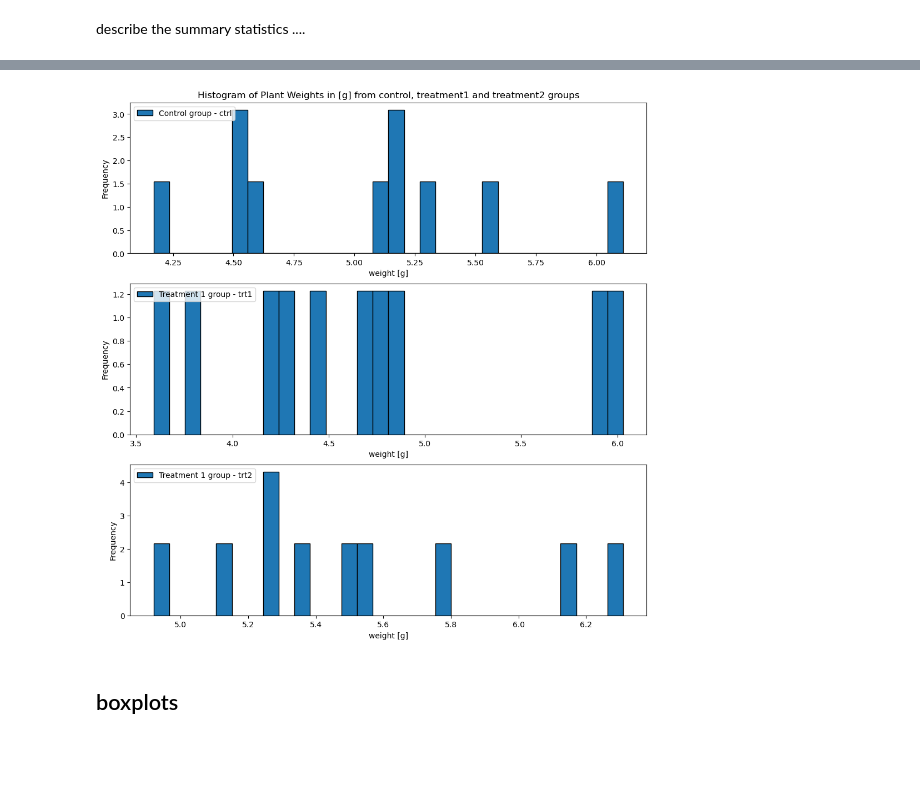
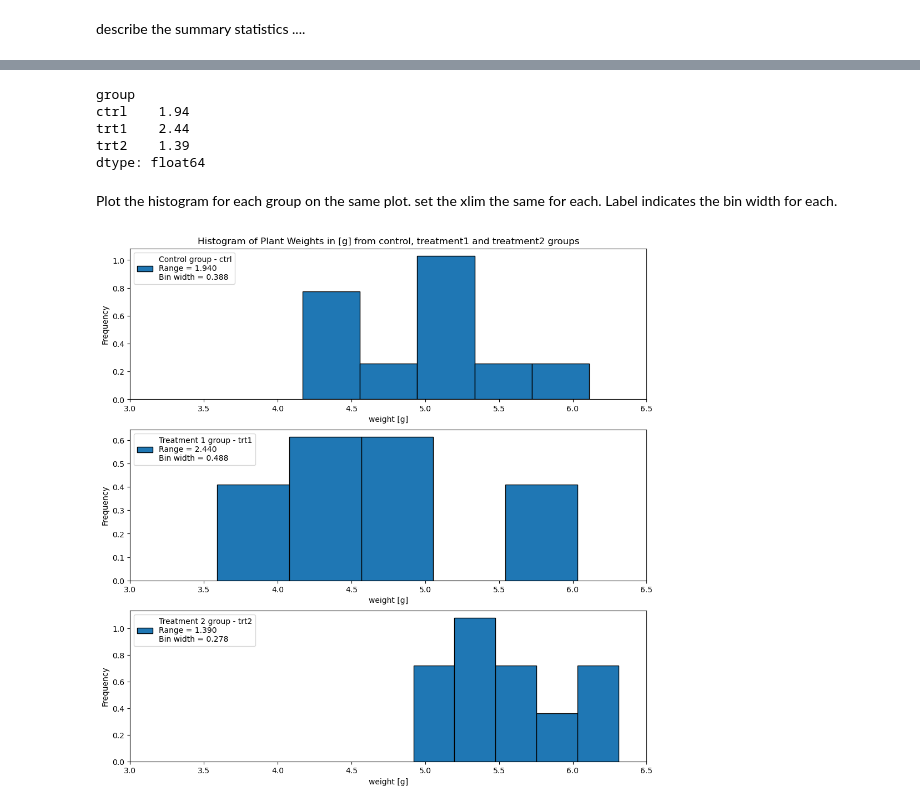
Before and after one commit to shanekeenan/applied_statistics, a Jupyter notebook: project.ipynb, the cells around one changed output, grey strips where cells are left out. Drawn from its saved outputs; the diff is of its cells as text; code cells hidden in the pictures; blank space fills up the shorter version.

```diff
--- a/project.ipynb
+++ b/project.ipynb
@@ -144,24 +169,44 @@ describe the summary statistics ....
+# %%
+summary_stats = data.groupby('group')['weight'].describe()
+
+# Extract the statistics for the 'ctrl' group
+#summary_stats_ctrl = summary_stats.loc['ctrl']
+
+# Extract the min and max for each group and calculate the range
+range = summary_stats['max'] - summary_stats['min']
+range_ctrl = range['ctrl']
+range_trt1 = range['trt1']
+range_trt2 = range['trt2']
+range
+# %% [output]
+group
+ctrl    1.94
+trt1    2.44
+trt2    1.39
+dtype: float64
+# %% [markdown]
+Plot the histogram for each group on the same plot. set the xlim the same for each. Label indicates the bin width for each.
 # %%
+bins=5
 fig, ax = plt.subplots(3,1, figsize=(12, 12))
-ax[0].hist(data[data['group'] == 'ctrl']['weight'], bins=30, density=True, label='Control group - ctrl', edgecolor='black')
+ax[0].hist(data[data['group'] == 'ctrl']['weight'], bins=bins, density=True, label=f'Control group - ctrl\nRange = {range_ctrl:.3f}\nBin width = {range_ctrl/bins:.3f}', edgecolor='black')
 ax[0].set_title('Histogram of Plant Weights in [g] from control, treatment1 and treatment2 groups')
 ax[0].set_xlabel('weight [g]')
 ax[0].set_ylabel('Frequency')
+ax[0].set_xlim(3, 6.5)
 ax[0].legend(loc='upper left')
-
-ax[1].hist(data[data['group'] == 'trt1']['weight'], bins=30, density=True, label='Treatment 1 group - trt1', edgecolor='black')
+ax[1].hist(data[data['group'] == 'trt1']['weight'], bins=bins, density=True, label=f'Treatment 1 group - trt1\nRange = {range_trt1:.3f}\nBin width = {range_trt1/bins:.3f}', edgecolor='black')
 ax[1].set_title('')
 ax[1].set_xlabel('weight [g]')
 ax[1].set_ylabel('Frequency')
+ax[1].set_xlim(3, 6.5)
 ax[1].legend(loc='upper left')
-
-ax[2].hist(data[data['group'] == 'trt2']['weight'], bins=30, density=True, label='Treatment 1 group - trt2', edgecolor='black')
+ax[2].hist(data[data['group'] == 'trt2']['weight'], bins=bins, density=True, label=f'Treatment 2 group - trt2\nRange = {range_trt2:.3f}\nBin width = {range_trt2/bins:.3f}', edgecolor='black')
 ax[2].set_title('')
 ax[2].set_xlabel('weight [g]')
 ax[2].set_ylabel('Frequency')
+ax[2].set_xlim(3, 6.5)
 ax[2].legend(loc='upper left')
 plt.show()
 # %% [output]
-[figure, old version]
+[figure, new version]
-# %% [markdown]
-## boxplots
```
Also changed, not shown: parts of 10 cells of this notebook.
